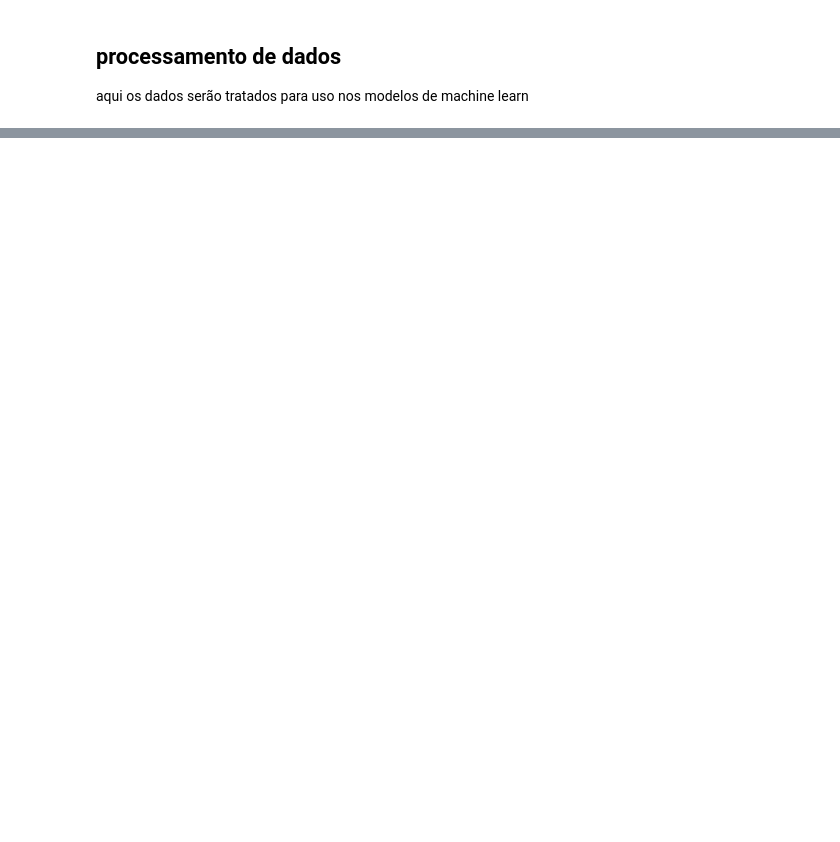
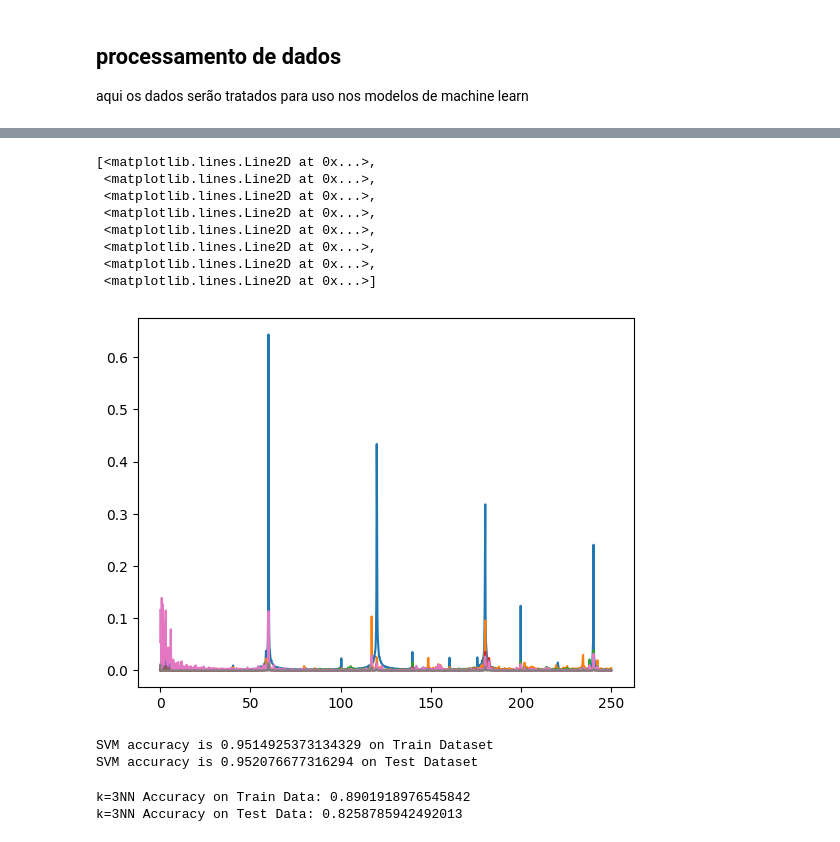
Before and after one commit to ricardo-faria/data-science-tcc, a Jupyter notebook: main.ipynb, the cells around one changed output, grey strips where cells are left out. Drawn from its saved outputs; the diff is of its cells as text; code cells hidden in the pictures; blank space fills up the shorter version.

```diff
--- a/main.ipynb
+++ b/main.ipynb
@@ -164,3 +190,26 @@ plt.plot(xf_imbalance6g_resampled, imbalance6g_resample_spectrum)
 # %% [markdown]
 ## processamento de dados
 aqui os dados serão tratados para uso nos modelos de machine learn
+# %%
+def apply_rfft(signal, sampling_rate):
+    """
+    Aplica a Transformada Rápida de Fourier Real (RFFT) a um sinal de entrada.
+
+    Parâmetros:
+    signal (numpy array): O sinal de entrada.
+    sampling_rate (float): A taxa de amostragem do sinal.
+
+    Retorna:
+    tuple: Frequências e coeficientes da RFFT.
+    """
+    # Aplicar RFFT
+    rfft_result = np.abs(np.fft.rfft(signal, axis=0)) / signal.shape[0]
+    rfft_freqs = np.fft.rfftfreq(len(signal), d=1/sampling_rate)
+
+    # spectrum = np.fft.rfftn(data)
+
+#     # Calcular as frequências correspondentes
+#     freqs = np.fft.rfftfreq(len(data), d=1/sample_rate)
+#     # freqs = [np.fft.fftfreq(n, d=1/sample_rate) for n in data.shape]
+
+    return rfft_result, rfft_freqs
@@ -166,0 +229,13 @@ aqui os dados serão tratados para uso nos modelos de machine learn
+# %%
+normal_sample_spectrum_resampled_r, xf_resampled_r = apply_rfft(normalSampleResampled, target_rate)
+plt.plot(xf_resampled_r, normal_sample_spectrum_resampled_r)
+# %% [output]
+[<matplotlib.lines.Line2D at 0x...>,
+ <matplotlib.lines.Line2D at 0x...>,
+ <matplotlib.lines.Line2D at 0x...>,
+ <matplotlib.lines.Line2D at 0x...>,
+ <matplotlib.lines.Line2D at 0x...>,
+ <matplotlib.lines.Line2D at 0x...>,
+ <matplotlib.lines.Line2D at 0x...>,
+ <matplotlib.lines.Line2D at 0x...>]
+[figure, added]
@@ -194,0 +290,30 @@ train_data, test_data = train_test_split(data_normal)
+# %%
+from sklearn.svm import SVC
+svc = SVC(random_state=1)
+svc.fit(X_train, y_train)
+print("SVM accuracy is {} on Train Dataset".format(svc.score(X_train,y_train)))
+print("SVM accuracy is {} on Test Dataset".format(svc.score(X_test,y_test)))
+# %% [output]
+SVM accuracy is 0.9514925373134329 on Train Dataset
+SVM accuracy is 0.952076677316294 on Test Dataset
+# %%
+# from sklearn.svm import SVC
+# svc = SVC(random_state=1)
+# svc.fit(X_train, y_train)
+# print("SVM accuracy is {} on Train Dataset".format(svc.score(X_train,y_train)))
+# print("SVM accuracy is {} on Test Dataset".format(svc.score(X_test,y_test)))
+
+# n_time_series, n_sample, n_features = X_train.shape
+# X_train_reshaped = X_train.reshape(n_time_series, n_sample * n_features)
+
+# n_time_series, n_sample, n_features = X_test.shape
+# X_test_reshaped = X_test.reshape(n_time_series, n_sample * n_features)
+
+from sklearn.neighbors import KNeighborsClassifier
+knn = KNeighborsClassifier(n_neighbors = 5) #n_neighbors = k
+knn.fit(X_train, y_train)
+print("k={}NN Accuracy on Train Data: {}".format(3,knn.score(X_train, y_train)))
+print("k={}NN Accuracy on Test Data: {}".format(3,knn.score(X_test, y_test)))
+# %% [output]
+k=3NN Accuracy on Train Data: 0.8901918976545842
+k=3NN Accuracy on Test Data: 0.8258785942492013
```
Also changed, not shown: parts of 19 cells of this notebook.
